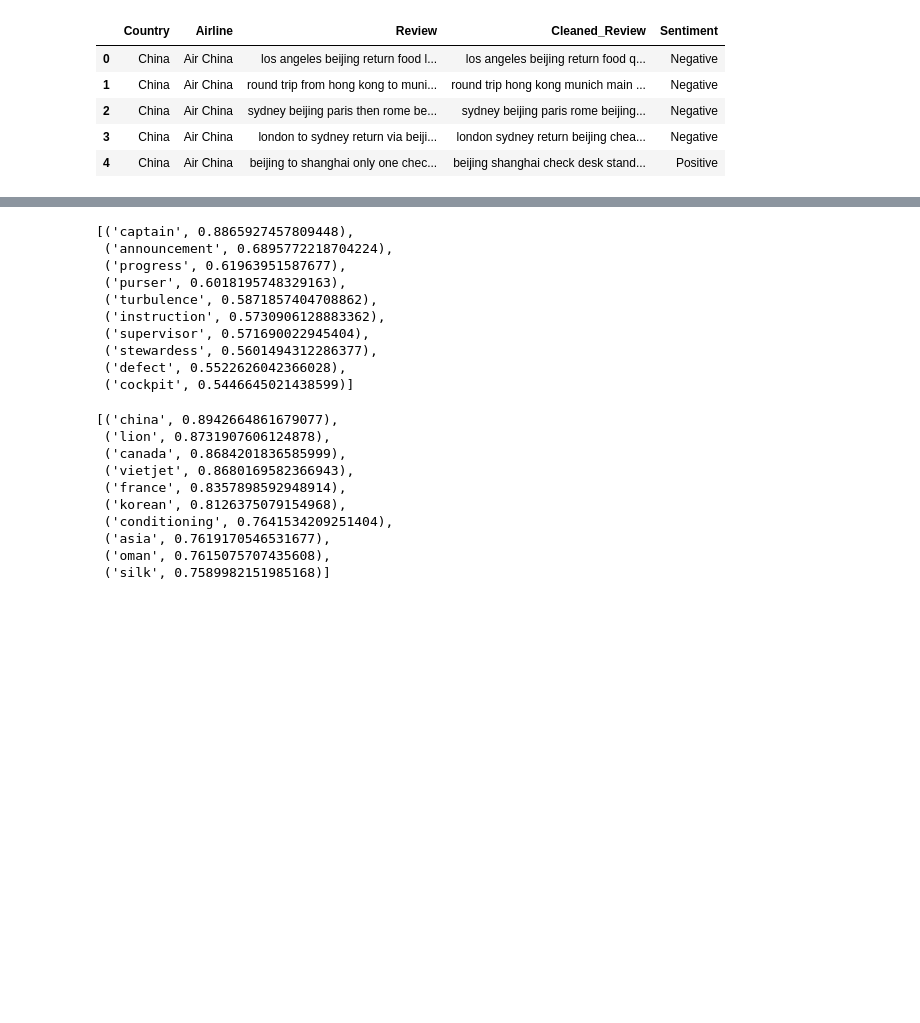
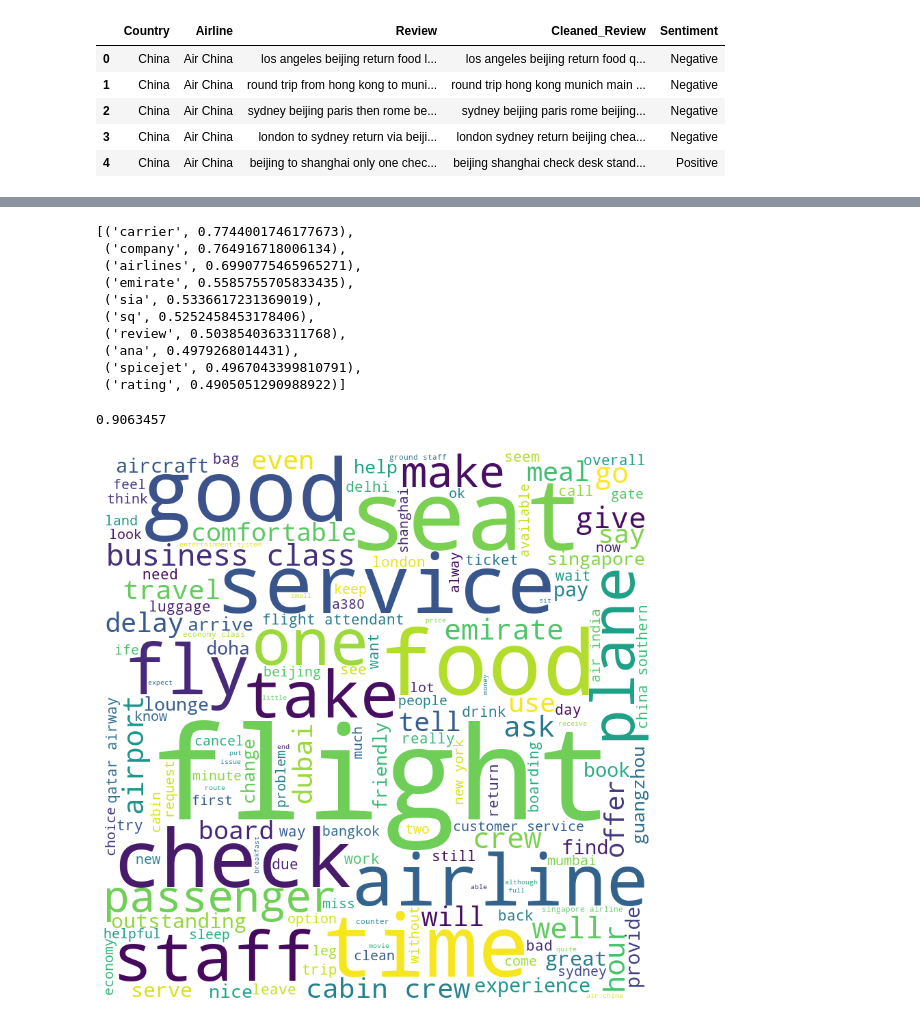
Before and after one commit to 1422-samu/Airline-Review-Sentiment-Analysis, a Jupyter notebook: Word2Vec Model for Airline Review.ipynb, the cells around one changed output, grey strips where cells are left out. Saved outputs shown, nothing was run; the diff lists cells and outputs as text; code cells hidden in the pictures; blank space fills up the shorter version.

```diff
--- a/Word2Vec Model for Airline Review.ipynb
+++ b/Word2Vec Model for Airline Review.ipynb
@@ -38,6 +38,9 @@ reviews['Cleaned_Review'][61]
 def remove_digits(text):
     text = re.sub(r'\b\d+\b', '', text)
     text = re.sub(r'\s+', ' ', text)
+    # Just extra clean up
+    pattern = r'\b(\w+)\s+\1\b'
+    text = re.sub(pattern, r'\1', text)
     return text
 
 reviews['Review2'] = reviews['Review'].apply(remove_digits)
@@ -55,7 +58,7 @@ reviews['Review2'][61]
 # Tokenizing the each review using word_tokenize
 corpus = []
 for i in range(0, len(reviews)):
-    review = word_tokenize(reviews['Cleaned_Review'][i])
+    review = word_tokenize(reviews['Review2'][i])
     review = ' '.join(review)
     corpus.append(review)
 # %%
@@ -134,28 +76,56 @@ gensim_model.wv.most_similar('legroom')
 # %%
-gensim_model.wv.most_similar('pilot')
+gensim_model.wv.most_similar('airline')
 # %% [output]
-[('captain', 0.8865927457809448),
- ('announcement', 0.6895772218704224),
- ('progress', 0.61963951587677),
- ('purser', 0.6018195748329163),
- ('turbulence', 0.5871857404708862),
- ('instruction', 0.5730906128883362),
- ('supervisor', 0.571690022945404),
- ('stewardess', 0.5601494312286377),
- ('defect', 0.5522626042366028),
- ('cockpit', 0.5446645021438599)]
+[('carrier', 0.7744001746177673),
+ ('company', 0.764916718006134),
+ ('airlines', 0.6990775465965271),
+ ('emirate', 0.5585755705833435),
+ ('sia', 0.5336617231369019),
+ ('sq', 0.5252458453178406),
+ ('review', 0.5038540363311768),
+ ('ana', 0.4979268014431),
+ ('spicejet', 0.4967043399810791),
+ ('rating', 0.4905051290988922)]
 # %%
-gensim_model.wv.most_similar('india')
+gensim_model.wv.similarity('india', 'china')
 # %% [output]
-[('china', 0.8942664861679077),
- ('lion', 0.8731907606124878),
- ('canada', 0.8684201836585999),
- ('vietjet', 0.8680169582366943),
- ('france', 0.8357898592948914),
- ('korean', 0.8126375079154968),
- ('conditioning', 0.7641534209251404),
- ('asia', 0.7619170546531677),
- ('oman', 0.7615075707435608),
- ('silk', 0.7589982151985168)]
+0.9063457
 # %%
 reviews.to_csv('airline_df_nlped.csv',index=False)
+# %%
+# Making a word cloud from the reviews2
+
+corp = []
+
+for i in range(0, len(reviews)):
+    review = word_tokenize(reviews['Review2'][i])
+    review = ' '.join(review)
+    corp.append(review)
+
+corp = [word_tokenize(x)for x in corp]
+
+corp = [item for sublist in corp for item in sublist]
+
+corp = ' '.join(corp)
+
+corp
+
+from wordcloud import WordCloud, STOPWORDS
+
+stopwords = set(STOPWORDS)
+
+wordcloud = WordCloud(width = 800, height = 800,
+                background_color ='white',
+                stopwords = stopwords,
+                min_font_size = 10).generate(corp)
+
+# plot the WordCloud image
+
+plt.figure(figsize = (8, 8), facecolor = None)
+plt.imshow(wordcloud)
+plt.axis("off")
+plt.tight_layout(pad = 0)
+
+plt.show()
+# %% [output]
+[figure, added]
```
Also changed, not shown: parts of 10 cells of this notebook, 1 other file.
